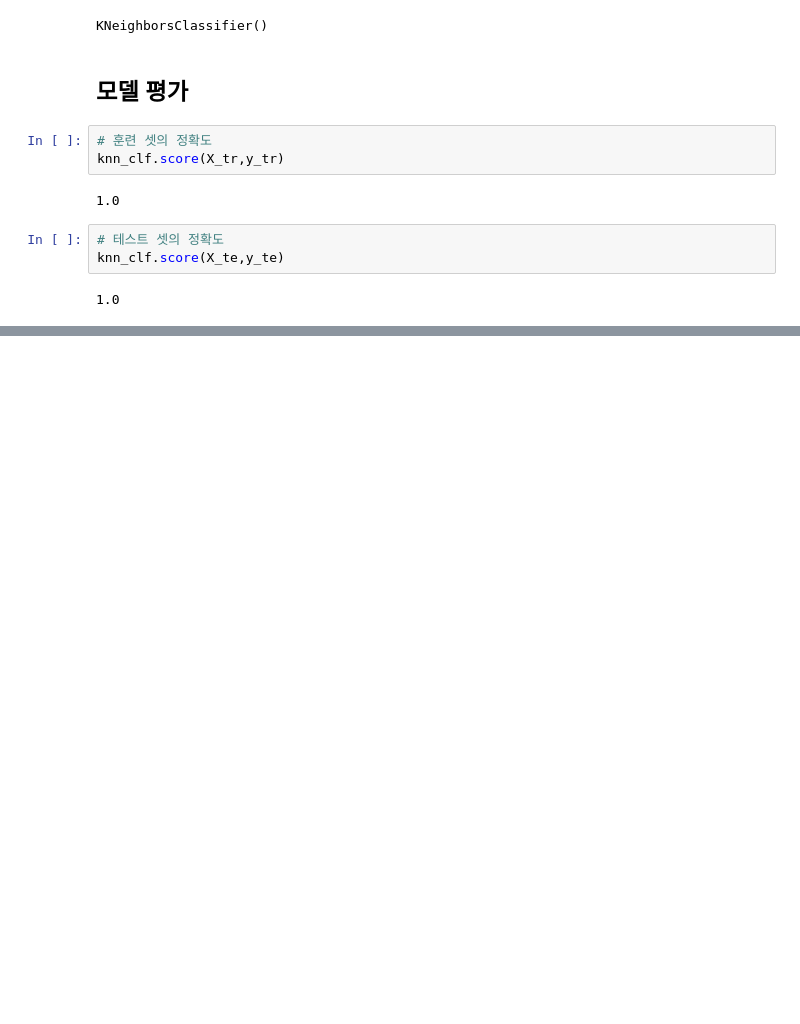
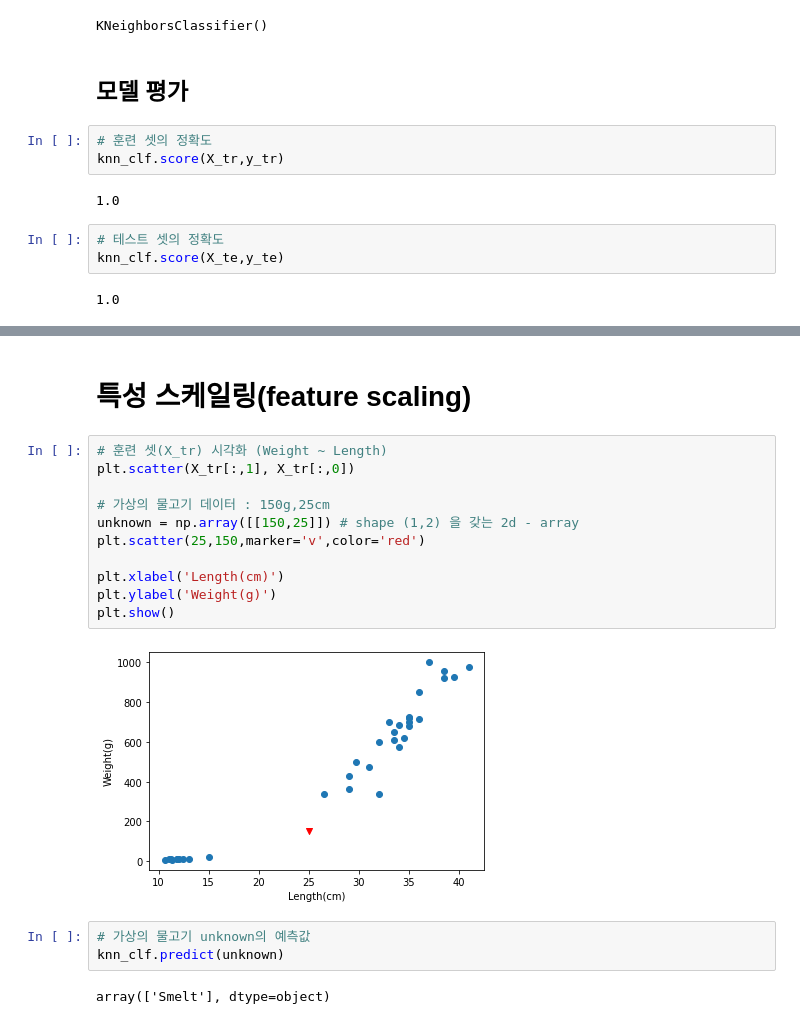
Before and after one commit to ByeonJuHwan/PythonStudy, a Jupyter notebook: ml02_knn.ipynb, the cells around one changed output, grey strips where cells are left out. Drawn from its saved outputs; the diff is of its cells as text; blank space fills up the shorter version.

Commit message:
스케일링

```diff
--- a/ml02_knn.ipynb
+++ b/ml02_knn.ipynb
@@ -394,0 +444,20 @@ knn_clf.score(X_te,y_te)
+# %% [markdown]
+# 특성 스케일링(feature scaling)
+# %%
+# 훈련 셋(X_tr) 시각화 (Weight ~ Length)
+plt.scatter(X_tr[:,1], X_tr[:,0])
+
+# 가상의 물고기 데이터 : 150g,25cm
+unknown = np.array([[150,25]]) # shape (1,2) 을 갖는 2d - array
+plt.scatter(25,150,marker='v',color='red')
+
+plt.xlabel('Length(cm)')
+plt.ylabel('Weight(g)')
+plt.show()
+# %% [output]
+[figure, added]
+# %%
+# 가상의 물고기 unknown의 예측값
+knn_clf.predict(unknown)
+# %% [output]
+array(['Smelt'], dtype=object)
```
Also changed, not shown: parts of 34 cells of this notebook.
